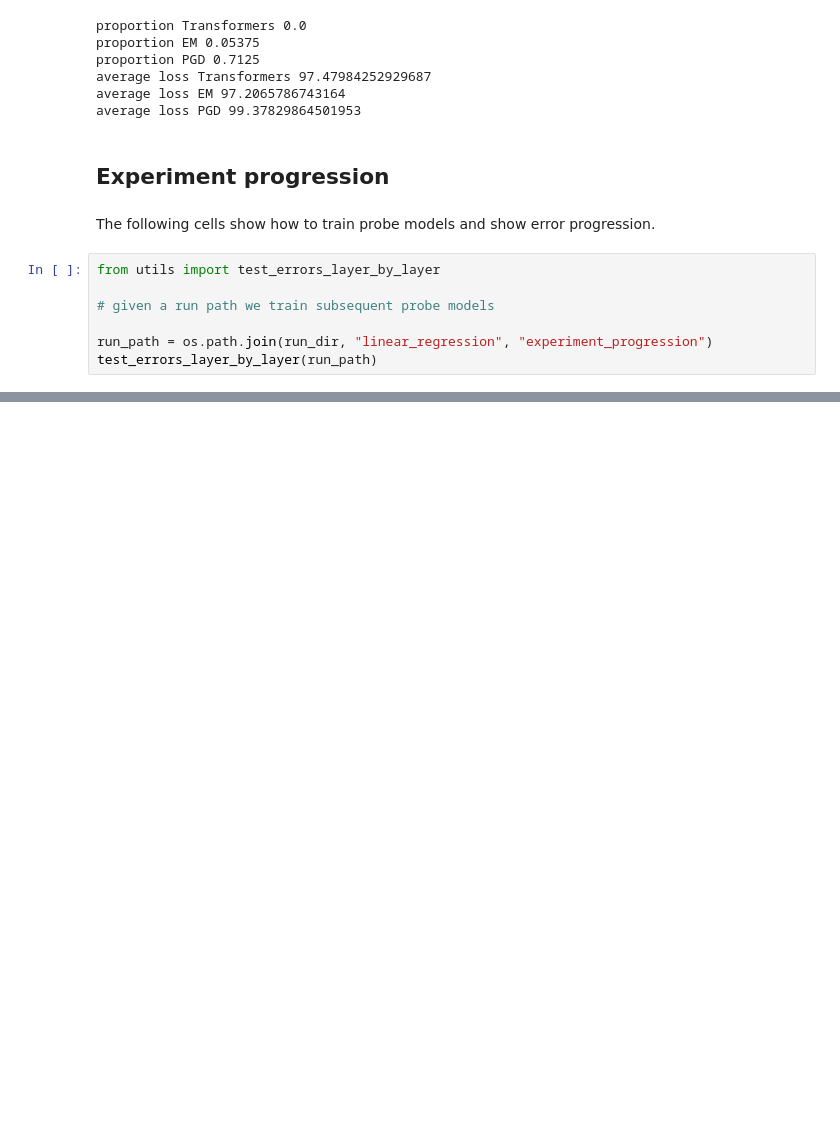
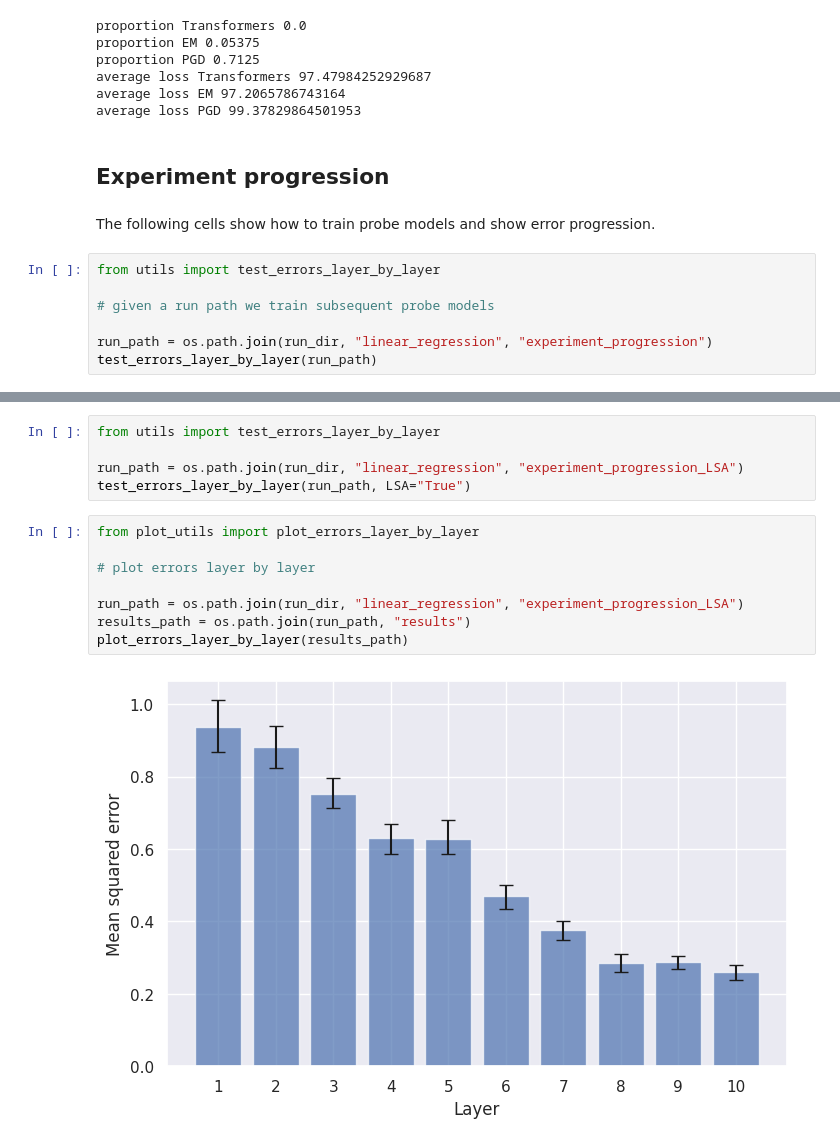
Before and after one commit to lucarossi9/in-context-learning, a Jupyter notebook: src/results.ipynb, the cells around one changed output, grey strips where cells are left out. Drawn from its saved outputs; the diff is of its cells as text; blank space fills up the shorter version.

```diff
--- a/src/results.ipynb
+++ b/src/results.ipynb
@@ -236,0 +238,15 @@ plot_errors_layer_by_layer(results_path)
+# %%
+from utils import test_errors_layer_by_layer
+
+run_path = os.path.join(run_dir, "linear_regression", "experiment_progression_LSA")
+test_errors_layer_by_layer(run_path, LSA="True")
+# %%
+from plot_utils import plot_errors_layer_by_layer
+
+# plot errors layer by layer
+
+run_path = os.path.join(run_dir, "linear_regression", "experiment_progression_LSA")
+results_path = os.path.join(run_path, "results")
+plot_errors_layer_by_layer(results_path)
+# %% [output]
+[figure, added]
```
Also changed, not shown: parts of 5 cells of this notebook, 7 other files.
